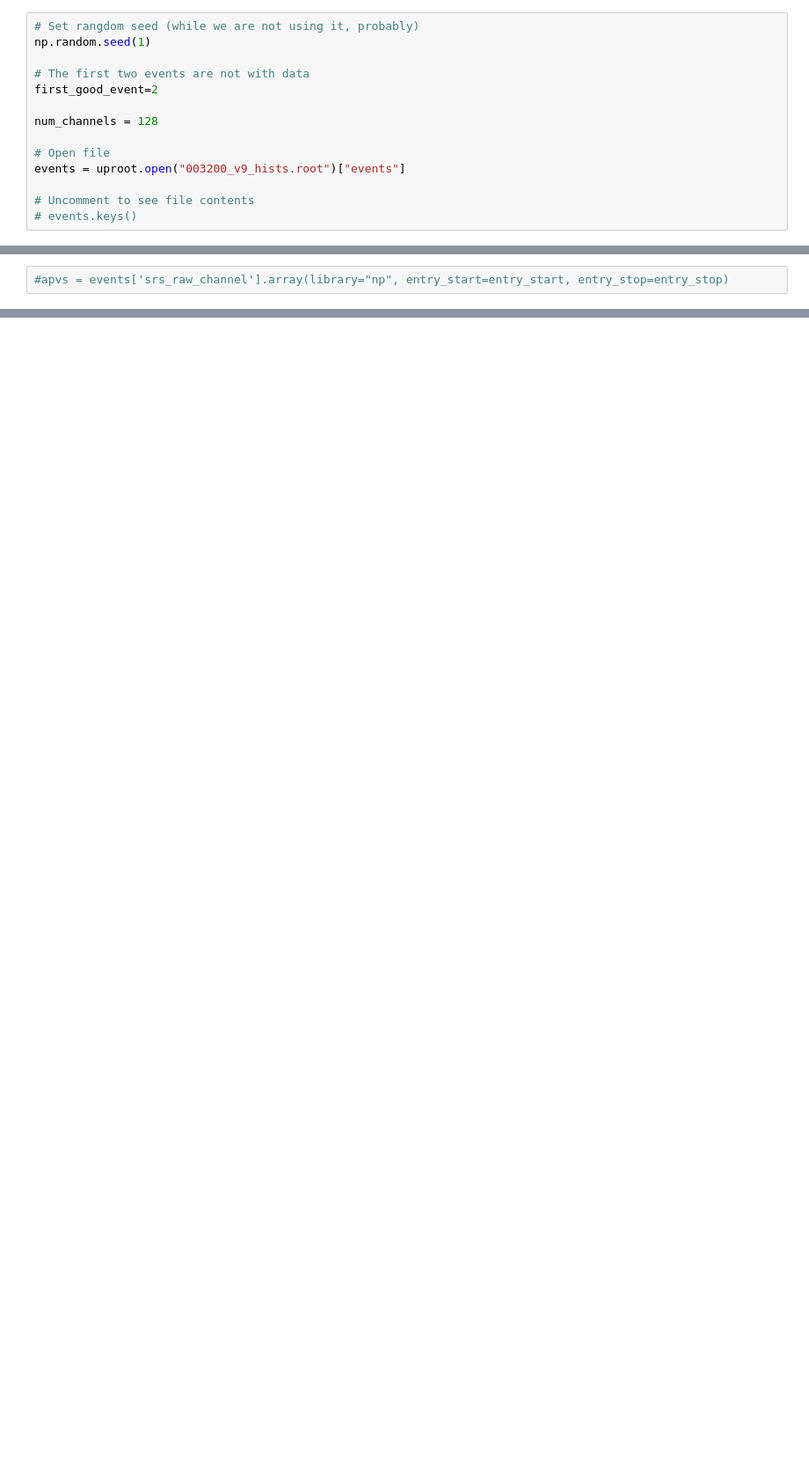
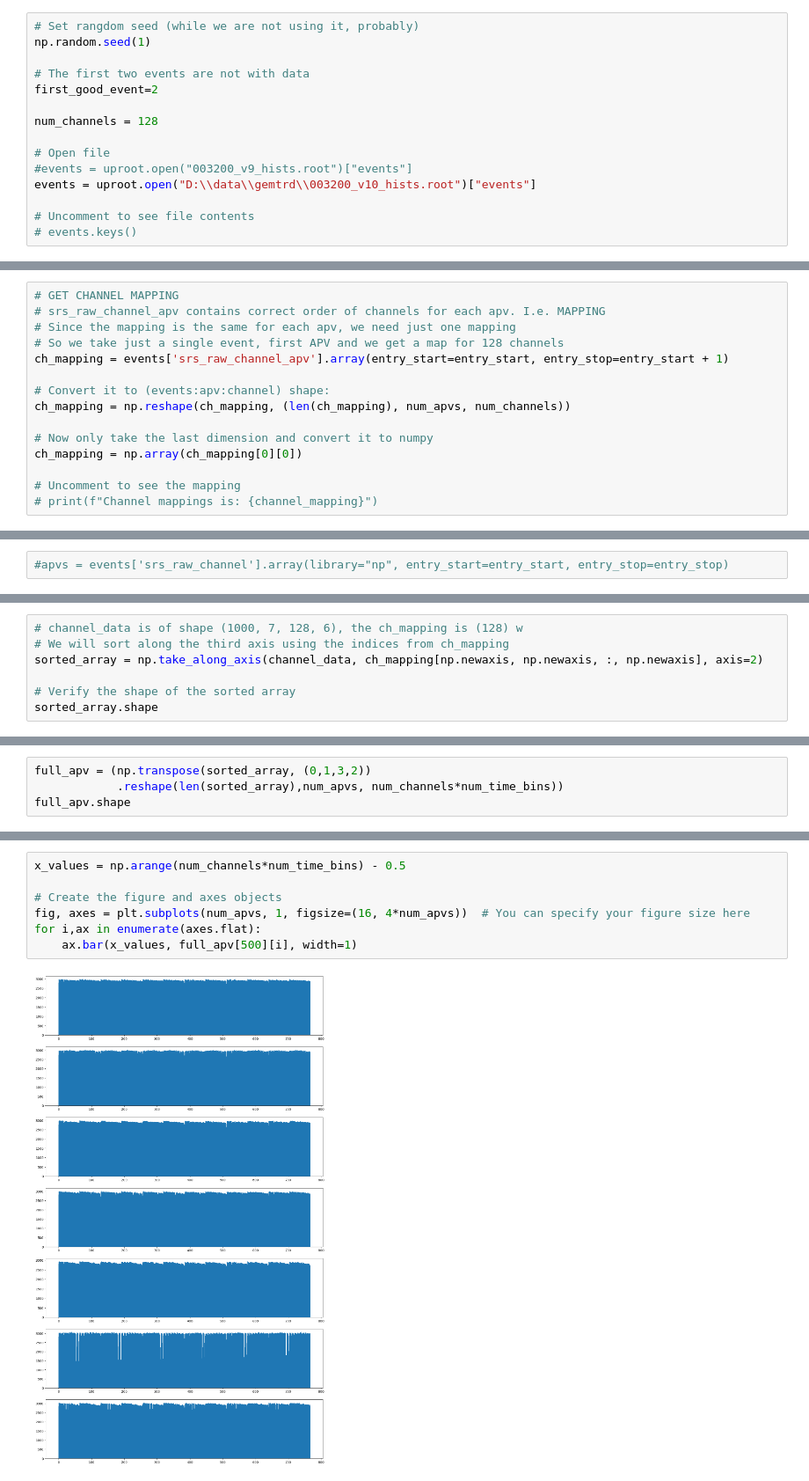
Before and after one commit to JeffersonLab/JANA4ML4FPGA, a Jupyter notebook: python/gemsrs_analysis.ipynb, the cells around one changed output, grey strips where cells are left out. Shown at 88% size. Saved outputs shown, nothing was run; the diff lists cells and outputs as text; blank space fills up the shorter version.

Commit message:
GemTRD data update

```diff
--- a/python/gemsrs_analysis.ipynb
+++ b/python/gemsrs_analysis.ipynb
@@ -12,7 +12,8 @@ first_good_event=2
 num_channels = 128
 
 # Open file
-events = uproot.open("003200_v9_hists.root")["events"]
+#events = uproot.open("003200_v9_hists.root")["events"]
+events = uproot.open("D:\\data\\gemtrd\\003200_v10_hists.root")["events"]
 
 # Uncomment to see file contents
 # events.keys()
@@ -44,3 +43,18 @@ num_apvs = int(len(all_samples[0])/num_time_bins/num_channels)
 print(f"Number of APVs: {num_apvs}")
 # %% [output]
 Number of APVs: 7
+# %%
+# GET CHANNEL MAPPING
+# srs_raw_channel_apv contains correct order of channels for each apv. I.e. MAPPING
+# Since the mapping is the same for each apv, we need just one mapping
+# So we take just a single event, first APV and we get a map for 128 channels
+ch_mapping = events['srs_raw_channel_apv'].array(entry_start=entry_start, entry_stop=entry_start + 1)
+
+# Convert it to (events:apv:channel) shape:
+ch_mapping = np.reshape(ch_mapping, (len(ch_mapping), num_apvs, num_channels))
+
+# Now only take the last dimension and convert it to numpy
+ch_mapping = np.array(ch_mapping[0][0])
+
+# Uncomment to see the mapping
+# print(f"Channel mappings is: {channel_mapping}")
@@ -177,0 +188,7 @@ all2 = events['srs_raw_samples'].array(entry_start=entry_start, entry_stop=entry
+# %%
+# channel_data is of shape (1000, 7, 128, 6), the ch_mapping is (128) w
+# We will sort along the third axis using the indices from ch_mapping
+sorted_array = np.take_along_axis(channel_data, ch_mapping[np.newaxis, np.newaxis, :, np.newaxis], axis=2)
+
+# Verify the shape of the sorted array
+sorted_array.shape
@@ -177,0 +197,4 @@ all2 = events['srs_raw_samples'].array(entry_start=entry_start, entry_stop=entry
+# %%
+full_apv = (np.transpose(sorted_array, (0,1,3,2))
+            .reshape(len(sorted_array),num_apvs, num_channels*num_time_bins))
+full_apv.shape
@@ -178 +203,10 @@ all2 = events['srs_raw_samples'].array(entry_start=entry_start, entry_stop=entry
+# %%
+x_values = np.arange(num_channels*num_time_bins) - 0.5
+
+# Create the figure and axes objects
+fig, axes = plt.subplots(num_apvs, 1, figsize=(16, 4*num_apvs))  # You can specify your figure size here
+for i,ax in enumerate(axes.flat):
+    ax.bar(x_values, full_apv[500][i], width=1)
+# %% [output]
+[figure, added]
 # %%
```
Also changed, not shown: parts of 13 cells of this notebook.
